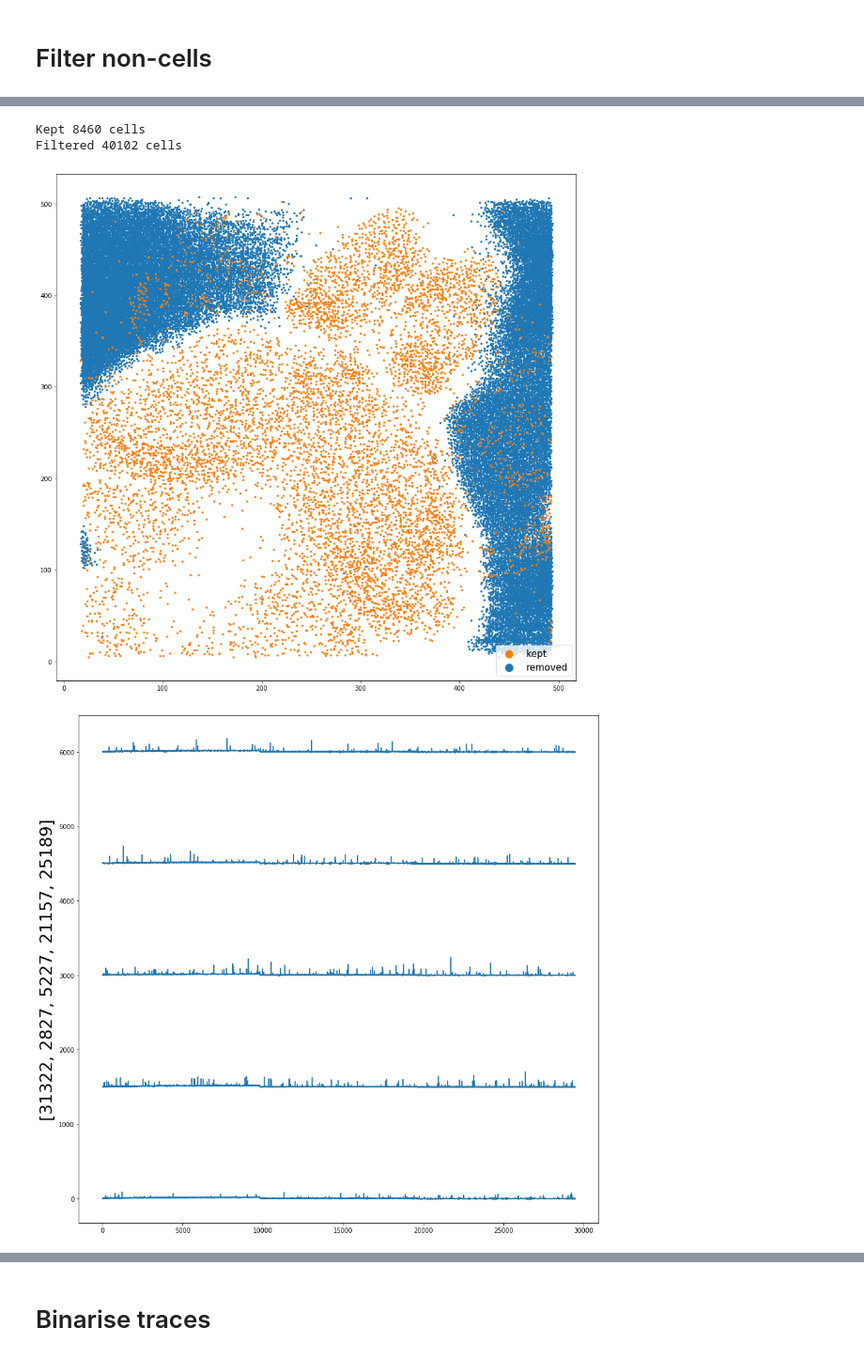
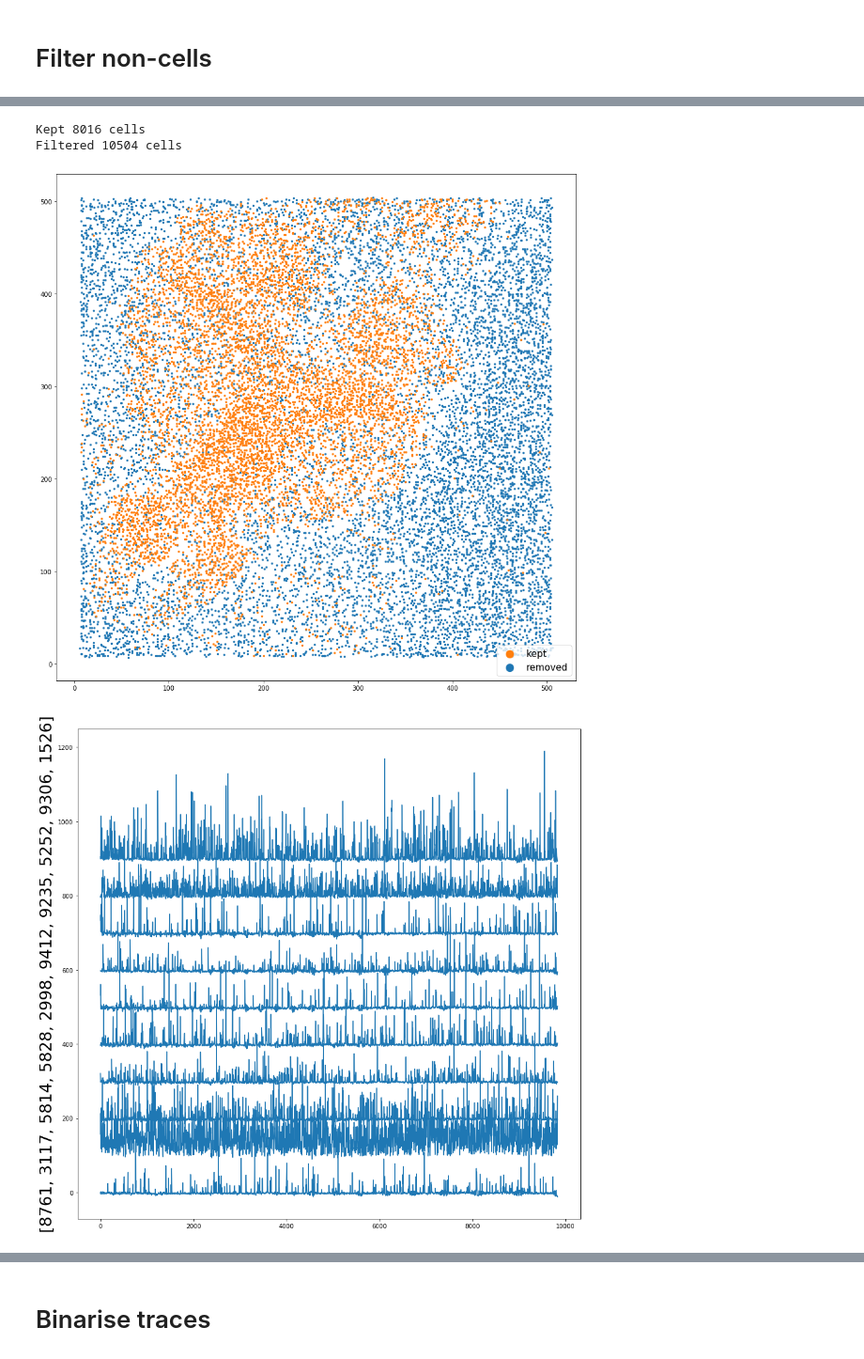
Before and after one commit to dafishcode/img_process, a Jupyter notebook: extract.ipynb, the cells around one changed output, grey strips where cells are left out. Shown at 94% size. Saved outputs shown, nothing was run; the diff lists cells and outputs as text; code cells hidden in the pictures.

```diff
--- a/extract.ipynb
+++ b/extract.ipynb
@@ -131,8 +113,8 @@ coordlist
 # %%
 # Choose fish + condition - just tab in brackets to find list
 #---------------------------------------------------------------------------
-Fcoord = 'PTZ-WILDTYPE-03_2photon_sess-01-BLN-PTZ05-PTZ20_run-01_allcoord.npy'
-Ftrace = 'PTZ-WILDTYPE-03_2photon_sess-01-BLN-PTZ05-PTZ20_run-01_alltrace.npy'
+Fcoord = 'BLNLIGHTPTZ-FOXG1---01_2photon_sess-01-6dpf_PTZ02_run-01_allcoord.npy'
+Ftrace = 'BLNLIGHTPTZ-FOXG1---01_2photon_sess-01-6dpf_PTZ02_run-01_alltrace.npy'
 # Create dict - Fish
 #---------------------------------------------------------------------------
 Fish = {'Trace':np.load(Ftrace), 'Coord': np.load(Fcoord)}
@@ -144,6 +126,6 @@ Fish.update({'Filt':Ffilt, 'Norm':Fnorm})
 
 # Define size of sliding window in frames to calculate max of mins
 #---------------------------------------------------------------------------
-Fmxmn = xfn.fish_max_min(Fish['Norm'], window =9)
+Fmxmn = xfn.fish_max_min(Fish['Norm'], window =   9)#9, 41)
 Fish.update({'Maxmin':Fmxmn})
 # %% [output]
@@ -154,32 +136,32 @@ Fish.update({'Maxmin':Fmxmn})
 #ELIMINATE BASED ON CELLS THAT ABSOLUTELY MUST BE NOISE - better to be more relaxed and not remove
 #true cells - any non-cells kept in should be removed by binarisation step
 #---------------------------------------------------------------------------------------------------
-thresh = 1.04
+thresh = 1.1
 ffin = xfn.fish_thresh(Fish['Trace'], Fish['Coord'], Fish['Maxmin'], Ftrace, Fdrop, thresh)
 Fish.update({'Realcell': ffin[1], 'Realtrace': ffin[0], 'Noisecell': ffin[3], 'Noisetrace': ffin[2]})
 # %% [output]
-Kept 8460 cells
-Filtered 40102 cells
+Kept 8016 cells
+Filtered 10504 cells
-[figure, old version]
+[figure, new version]
 # %%
 ###### Plot raw excluded cell traces - adjust threshold
 #---------------------------------------------------------------------------
 import random as rand
 from scipy.ndimage import gaussian_filter1d
 x = Fish['Realtrace']
 y = Fish['Noisetrace']
 choose =  y
 
-nplt  = 5
+nplt  = 10
 rdm = rand.sample(range(0, choose.shape [0]), nplt)
 f = choose[rdm]
 cm    = plt.get_cmap("Paired")
 fig, ax = plt.subplots(figsize=(15,15))
 ax.set_ylabel(rdm, size=27)
 for i in range(nplt):
-    plt.plot(gaussian_filter1d(f[i] + 1500*i, 2, axis=0), c=cm(1))
+    plt.plot(gaussian_filter1d(f[i] + 100*i, 2, axis=0), c=cm(1))
 # %% [output]
-[figure, old version]
+[figure, new version]
 # %%
 #Save final threshold and save as .npy file of all real cells
 #Convert trace to csv for binarisation, normalisation and ensemble calculation
```
Also changed, not shown: parts of 17 cells of this notebook, 6 other files.
